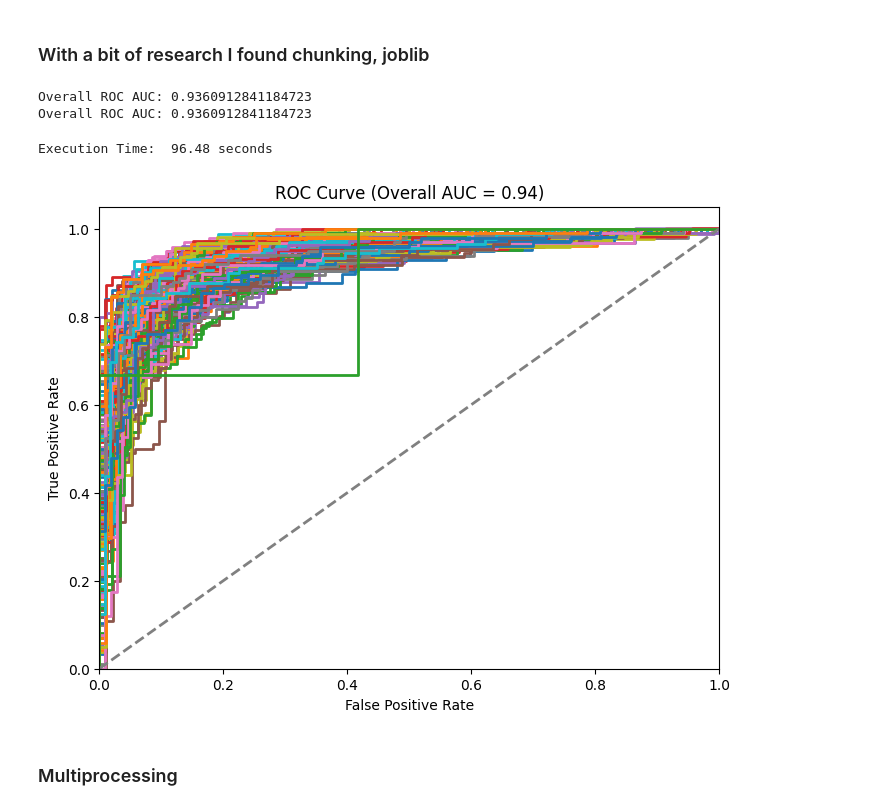
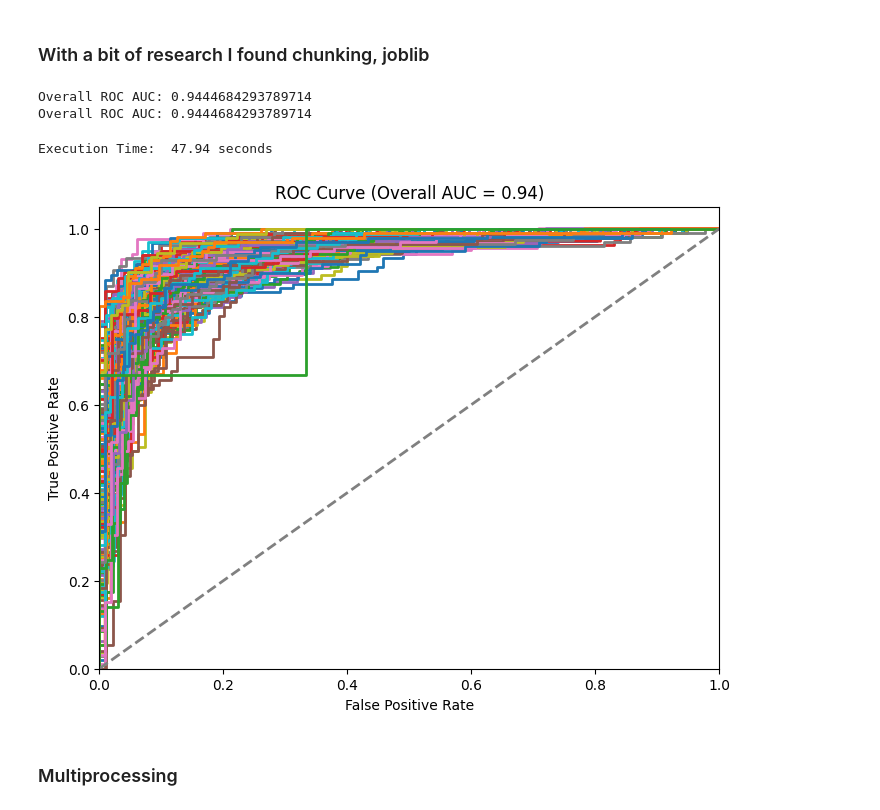
Before and after one commit to bluewallumich/Binary_Classification-Mental-Health-Markers-On-Social-Media, a Jupyter notebook: spotting-mental-health-markers-on-social-media (1).ipynb, the cells around one changed output. Cells and saved outputs as stored; diff of their text form; code cells hidden in the pictures.

```diff
--- a/spotting-mental-health-markers-on-social-media (1).ipynb
+++ b/spotting-mental-health-markers-on-social-media (1).ipynb
@@ -223,7 +222,7 @@ data_chunks = [data[i * chunk_size:(i + 1) * chunk_size] for i in range(num_chun
 
 def calculate_roc_chunk(chunk):
     # Extract text and labels
-    text_chunk = chunk['text']
+    text_chunk = chunk['processed_text']
     labels_chunk = chunk['class_binary'].values  # Assuming 'class' column is binary-encoded (0 or 1)
 
     # Vectorize the text data
@@ -264,12 +263,12 @@ overall_roc_auc = sum(roc_aucs) / len(roc_aucs)
 
 print(f"Overall ROC AUC: {overall_roc_auc}")
 # %% [output]
-Overall ROC AUC: 0.9360912841184723
-Overall ROC AUC: 0.9360912841184723
+Overall ROC AUC: 0.9444684293789714
+Overall ROC AUC: 0.9444684293789714
 # %%
 def calculate_roc_chunk(chunk):
     # Extract text and labels
-    text_chunk = chunk['text']
+    text_chunk = chunk['processed_text']
     labels_chunk = chunk['class_binary'].values
 
     # Vectorize the text data (
@@ -302,35 +301,35 @@ print(f"Execution Time: {execution_time: .2f} seconds")
 
 # Now, 'roc_curves' is a list of (fpr, tpr) pairs for each chunk
 
 # Create an empty list to store AUC values
 roc_aucs = []
 
 # Initialize a figure for the ROC curve plot
 plt.figure(figsize=(8, 6))
 
 # Plot ROC curves for each chunk and calculate ROC AUC values
 for fpr, tpr in roc_curves:
     roc_auc = auc(fpr, tpr)
     roc_aucs.append(roc_auc)
     plt.plot(fpr, tpr, lw=2)
 
 # Calculate overall ROC AUC by aggregating individual AUCs
 overall_roc_auc = np.mean(roc_aucs)
 
 # Plot the diagonal line (random classifier)
 plt.plot([0, 1], [0, 1], linestyle='--', color='gray', lw=2)
 
 # Customize the plot
 plt.xlim([0.0, 1.0])
 plt.ylim([0.0, 1.05])
 plt.xlabel('False Positive Rate')
 plt.ylabel('True Positive Rate')
 plt.title(f'ROC Curve (Overall AUC = {overall_roc_auc:.2f})')
 #plt.legend([f'Chunk {i+1}' for i in range(len(roc_curves))] + ['Random'], loc='lower right')
 plt.show()
 # %% [output]
-Execution Time:  96.48 seconds
+Execution Time:  47.94 seconds
-[figure, old version]
+[figure, new version]
 # %% [markdown]
 ### Multiprocessing
 # %%
```
Also changed, not shown: parts of 6 cells of this notebook.
